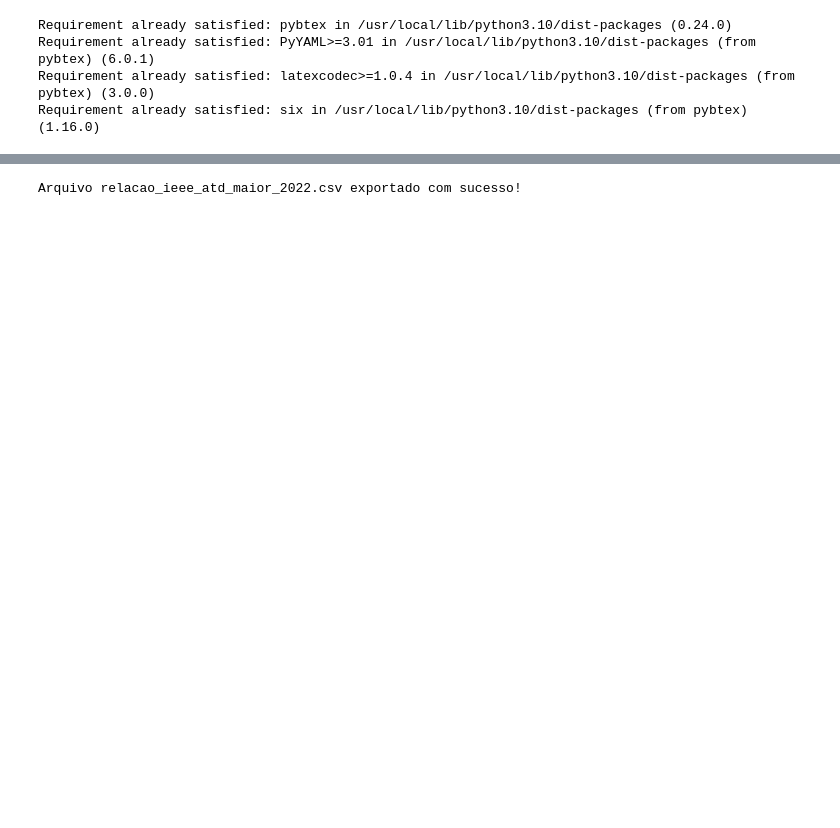
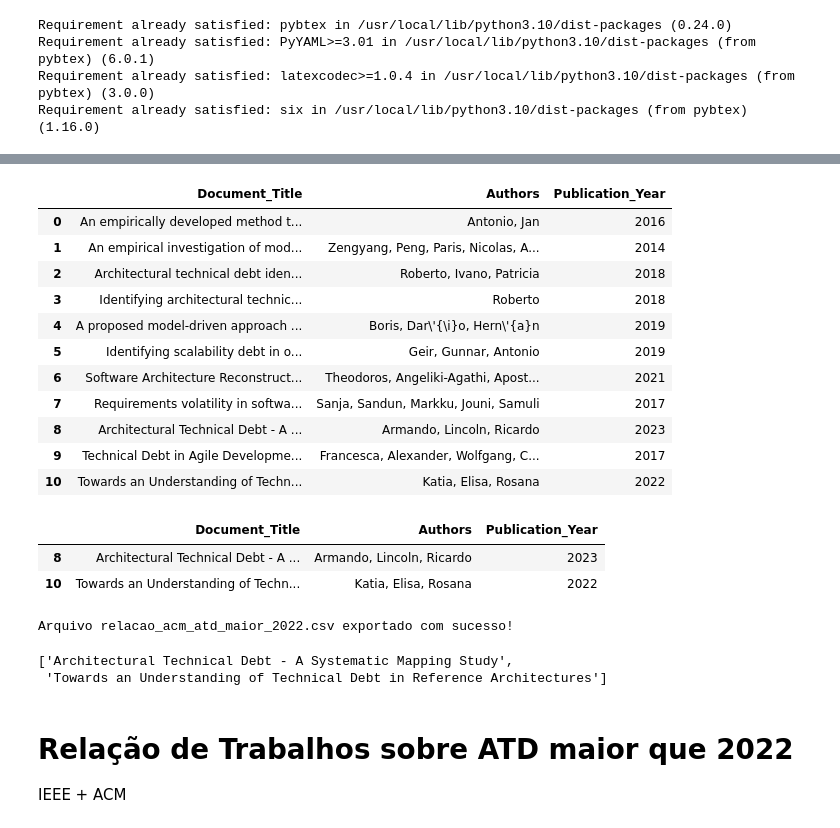
Before and after one commit to armandossrecife/teste, a Jupyter notebook: read_and_extract_bibtext.ipynb, the cells around one changed output, grey strips where cells are left out. Saved outputs shown, nothing was run; the diff lists cells and outputs as text; code cells hidden in the pictures; blank space fills up the shorter version.

```diff
--- a/read_and_extract_bibtext.ipynb
+++ b/read_and_extract_bibtext.ipynb
@@ -96,0 +190,20 @@ df_relacao_ieee_atd_maior_2022
+# %%
+dict_acm_atd = {
+'Document_Title': titulos, 'Authors': autores,'Publication_Year':anos_publicacao
+}
+# %%
+df_acm_atd = pd.DataFrame(dict_acm_atd)
+df_acm_atd
+# %% [output]
+|  | Document_Title | Authors | Publication_Year |
+| 0 | An empirically developed method t... | Antonio, Jan | 2016 |
+| 1 | An empirical investigation of mod... | Zengyang, Peng, Paris, Nicolas, A... | 2014 |
+| 2 | Architectural technical debt iden... | Roberto, Ivano, Patricia | 2018 |
+| 3 | Identifying architectural technic... | Roberto | 2018 |
+| 4 | A proposed model-driven approach ... | Boris, Dar\'{\i}o, Hern\'{a}n | 2019 |
+| 5 | Identifying scalability debt in o... | Geir, Gunnar, Antonio | 2019 |
+| 6 | Software Architecture Reconstruct... | Theodoros, Angeliki-Agathi, Apost... | 2021 |
+| 7 | Requirements volatility in softwa... | Sanja, Sandun, Markku, Jouni, Samuli | 2017 |
+| 8 | Architectural Technical Debt - A ... | Armando, Lincoln, Ricardo | 2023 |
+| 9 | Technical Debt in Agile Developme... | Francesca, Alexander, Wolfgang, C... | 2017 |
+| 10 | Towards an Understanding of Techn... | Katia, Elisa, Rosana | 2022 |
@@ -97,9 +212,26 @@ df_relacao_ieee_atd_maior_2022
+# %%
+df_acm_atd_maior_2022 = df_acm_atd.query("Publication_Year >= 2022")
+df_acm_atd_maior_2022
+# %% [output]
+|  | Document_Title | Authors | Publication_Year |
+| 8 | Architectural Technical Debt - A ... | Armando, Lincoln, Ricardo | 2023 |
+| 10 | Towards an Understanding of Techn... | Katia, Elisa, Rosana | 2022 |
 # %%
-nome_arquivo = 'relacao_ieee_atd_maior_2022.csv'
+nome_arquivo = 'relacao_acm_atd_maior_2022.csv'
 try:
-  df_relacao_ieee_atd_maior_2022[['Document Title', 'Publication Title', 'Authors','Publisher', 'Publication_Year']].to_csv(nome_arquivo, index=False)
+  df_acm_atd_maior_2022.to_csv(nome_arquivo, index=False)
   print(f'Arquivo {nome_arquivo} exportado com sucesso!')
 except Exception as ex:
   print(f"Erro ao exportar arquivo {nome_arquivo}: {str(ex)}")
 # %% [output]
-Arquivo relacao_ieee_atd_maior_2022.csv exportado com sucesso!
+Arquivo relacao_acm_atd_maior_2022.csv exportado com sucesso!
+# %%
+titulos_acm_maior_2022 = df_acm_atd_maior_2022.Document_Title.to_list()
+titulos_acm_maior_2022
+# %% [output]
+['Architectural Technical Debt - A Systematic Mapping Study',
+ 'Towards an Understanding of Technical Debt in Reference Architectures']
+# %% [markdown]
+# Relação de Trabalhos sobre ATD maior que 2022
+
+IEEE + ACM
```
Also changed, not shown: parts of 19 cells of this notebook.
